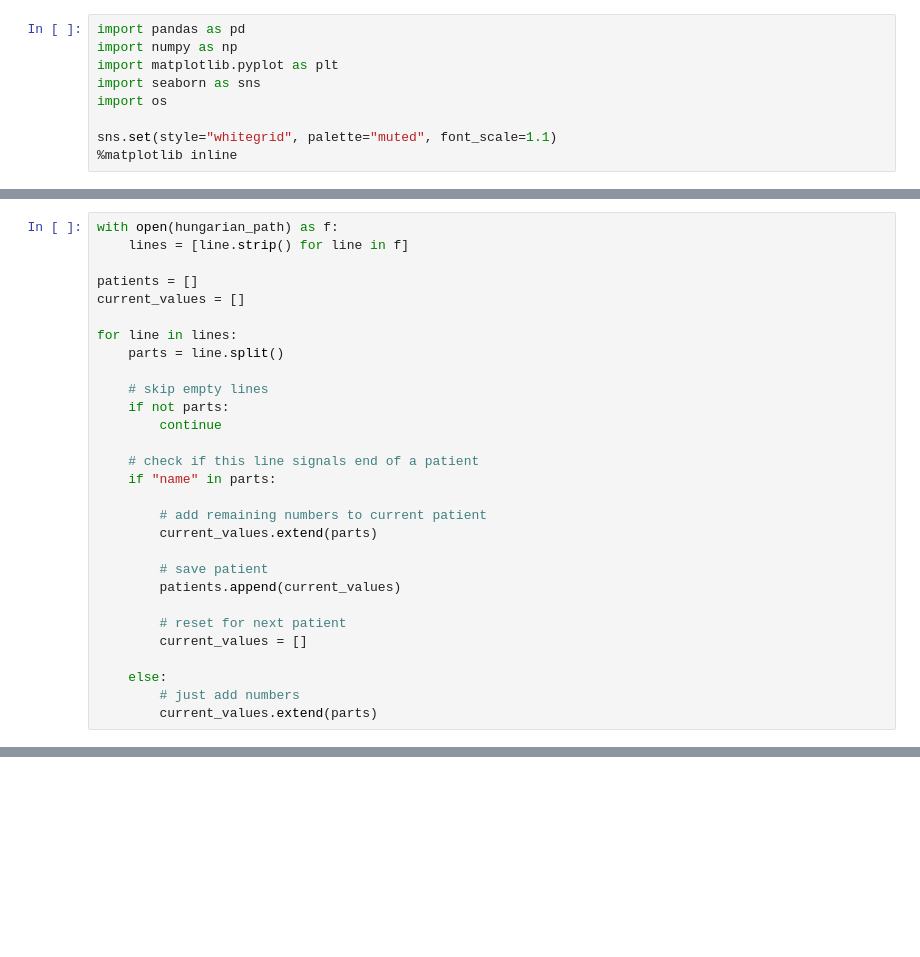
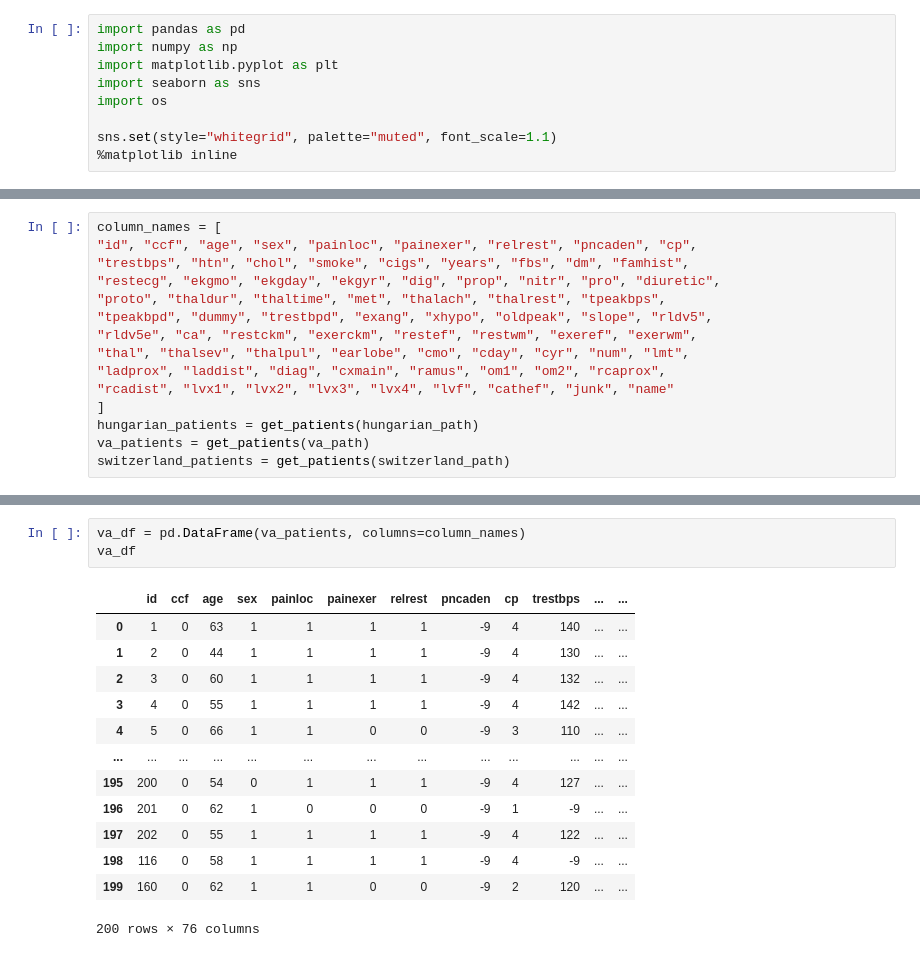
Before and after one commit to Hukeut/medical-data-exploration, a Jupyter notebook: notebooks/cleaning_data.ipynb, the cells around one changed output, grey strips where cells are left out. Drawn from its saved outputs; the diff is of its cells as text; blank space fills up the shorter version.

```diff
--- a/notebooks/cleaning_data.ipynb
+++ b/notebooks/cleaning_data.ipynb
@@ -34,29 +44,15 @@ df = pd.concat([hungarian_df, switzerland_df, va_df], ignore_index=True)
 # %%
-with open(hungarian_path) as f:
-    lines = [line.strip() for line in f]
-
-patients = []
-current_values = []
-
-for line in lines:
-    parts = line.split()
-
-    # skip empty lines
-    if not parts:
-        continue
-
-    # check if this line signals end of a patient
-    if "name" in parts:
-
-        # add remaining numbers to current patient
-        current_values.extend(parts)
-
-        # save patient
-        patients.append(current_values)
-
-        # reset for next patient
-        current_values = []
-
-    else:
-        # just add numbers
-        current_values.extend(parts)
+column_names = [
+"id", "ccf", "age", "sex", "painloc", "painexer", "relrest", "pncaden", "cp",
+"trestbps", "htn", "chol", "smoke", "cigs", "years", "fbs", "dm", "famhist",
+"restecg", "ekgmo", "ekgday", "ekgyr", "dig", "prop", "nitr", "pro", "diuretic",
+"proto", "thaldur", "thaltime", "met", "thalach", "thalrest", "tpeakbps",
+"tpeakbpd", "dummy", "trestbpd", "exang", "xhypo", "oldpeak", "slope", "rldv5",
+"rldv5e", "ca", "restckm", "exerckm", "restef", "restwm", "exeref", "exerwm",
+"thal", "thalsev", "thalpul", "earlobe", "cmo", "cday", "cyr", "num", "lmt",
+"ladprox", "laddist", "diag", "cxmain", "ramus", "om1", "om2", "rcaprox",
+"rcadist", "lvx1", "lvx2", "lvx3", "lvx4", "lvf", "cathef", "junk", "name"
+]
+hungarian_patients = get_patients(hungarian_path)
+va_patients = get_patients(va_path)
+switzerland_patients = get_patients(switzerland_path)
@@ -63 +77,18 @@ for line in lines:
+# %%
+va_df = pd.DataFrame(va_patients, columns=column_names)
+va_df
+# %% [output]
+|  | id | ccf | age | sex | painloc | painexer | relrest | pncaden | cp | trestbps | ... | ... |
+| 0 | 1 | 0 | 63 | 1 | 1 | 1 | 1 | -9 | 4 | 140 | ... | ... |
+| 1 | 2 | 0 | 44 | 1 | 1 | 1 | 1 | -9 | 4 | 130 | ... | ... |
+| 2 | 3 | 0 | 60 | 1 | 1 | 1 | 1 | -9 | 4 | 132 | ... | ... |
+| 3 | 4 | 0 | 55 | 1 | 1 | 1 | 1 | -9 | 4 | 142 | ... | ... |
+| 4 | 5 | 0 | 66 | 1 | 1 | 0 | 0 | -9 | 3 | 110 | ... | ... |
+| ... | ... | ... | ... | ... | ... | ... | ... | ... | ... | ... | ... | ... |
+| 195 | 200 | 0 | 54 | 0 | 1 | 1 | 1 | -9 | 4 | 127 | ... | ... |
+| 196 | 201 | 0 | 62 | 1 | 0 | 0 | 0 | -9 | 1 | -9 | ... | ... |
+| 197 | 202 | 0 | 55 | 1 | 1 | 1 | 1 | -9 | 4 | 122 | ... | ... |
+| 198 | 116 | 0 | 58 | 1 | 1 | 1 | 1 | -9 | 4 | -9 | ... | ... |
+| 199 | 160 | 0 | 62 | 1 | 1 | 0 | 0 | -9 | 2 | 120 | ... | ... |
+200 rows × 76 columns
 # %%
```
Also changed, not shown: parts of 22 cells of this notebook.
